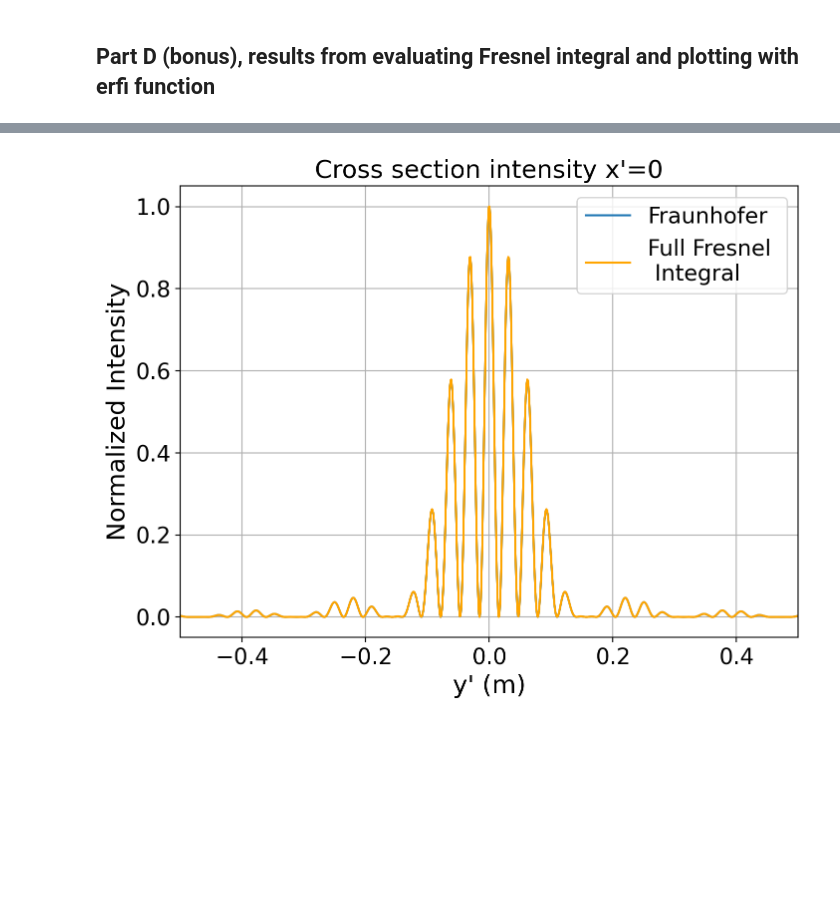
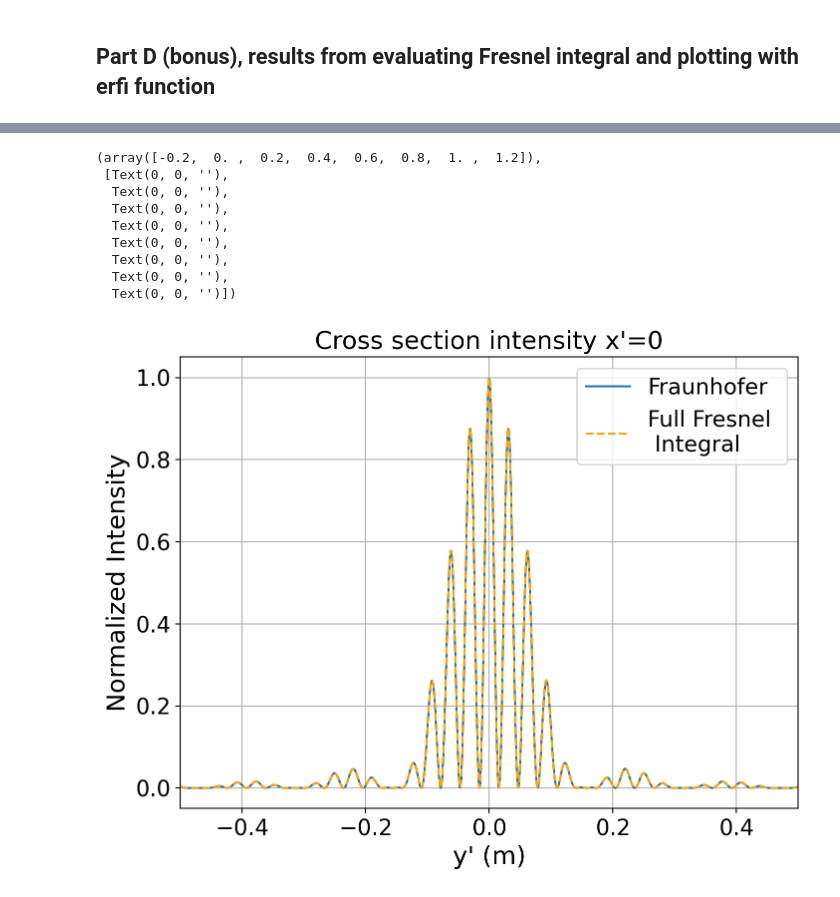
Before and after one commit to alexwenym/phys408, a Jupyter notebook: hw2_plots.ipynb, the cells around one changed output, grey strips where cells are left out. Cells and saved outputs as stored; diff of their text form; code cells hidden in the pictures; blank space fills up the shorter version.

```diff
--- a/hw2_plots.ipynb
+++ b/hw2_plots.ipynb
@@ -117,15 +155,24 @@ plt.savefig('hw2_q1d_xCS_superimpose.png', dpi=200)
 # %%
 plt.figure(figsize=(8, 6), dpi=200)
 plt.plot(y, I_y_cos(y)*I_y_sinc(y), label='Fraunhofer')
-plt.plot(y, intensity_y/np.amax(intensity_y), color='orange', label='Full Fresnel \n Integral')
+plt.plot(y, intensity_y/np.amax(intensity_y), color='orange', label='Full Fresnel \n Integral',linestyle='--')
 plt.legend(fontsize=16)
 #plt.plot(y, I_y_sinc(y))
 plt.grid()
 plt.xlim(-0.5,0.5)
 plt.title('Cross section intensity x\'=0', fontsize=18)
 plt.xlabel('y\' (m)', fontsize=18)
 plt.ylabel('Normalized Intensity', fontsize=18)
 plt.xticks(fontsize=16); plt.yticks(fontsize=16)
-plt.savefig('hw2_q1d_yCS_superimpose.png', dpi=200)
+#plt.savefig('hw2_q1d_yCS_superimpose.png', dpi=200)
 # %% [output]
+(array([-0.2,  0. ,  0.2,  0.4,  0.6,  0.8,  1. ,  1.2]),
+ [Text(0, 0, ''),
+  Text(0, 0, ''),
+  Text(0, 0, ''),
+  Text(0, 0, ''),
+  Text(0, 0, ''),
+  Text(0, 0, ''),
+  Text(0, 0, ''),
+  Text(0, 0, '')])
-[figure, old version]
+[figure, new version]
```
Also changed, not shown: parts of 5 cells of this notebook, 7 other files.
